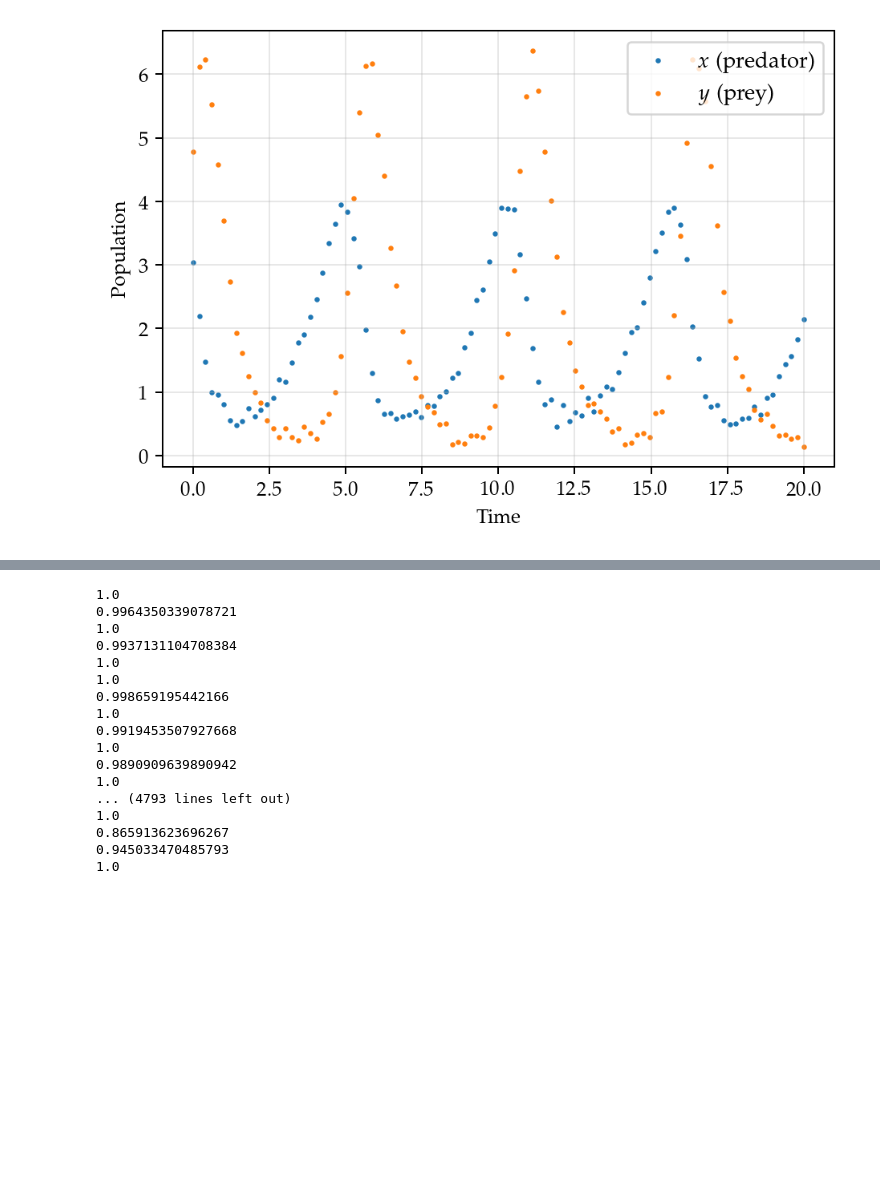
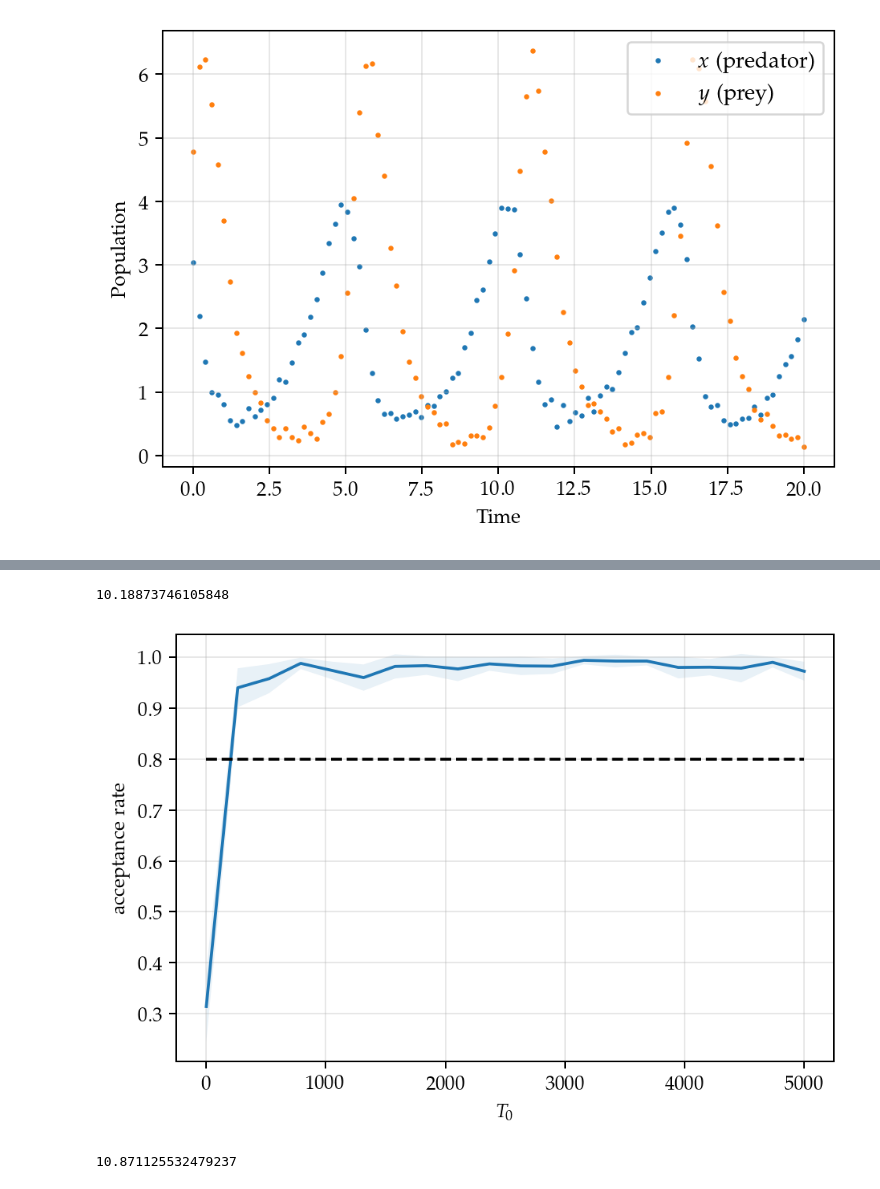
Before and after one commit to Maloup/stochastic-simulation-assignment3, a Jupyter notebook: Simulated Annealing Optimization.ipynb, the cells around one changed output, grey strips where cells are left out. Cells and saved outputs as stored; diff of their text form; code cells hidden in the pictures; blank space fills up the shorter version.

```diff
--- a/Simulated Annealing Optimization.ipynb
+++ b/Simulated Annealing Optimization.ipynb
@@ -39,25 +73,29 @@ plt.plot(T_sched)
+# %%
+s0_good = [1, 1, 1, 1]
+print(int_cost_lotka_volterra(s0_good, P, t, cost=mse))
+
+ratio_means_good, ratio_stdevs_good = generate_initial_temperature(Ts, s0_good)
+# %% [output]
+10.18873746105848
+# %%
+plt.plot(Ts, ratio_means_good)
+plt.fill_between(Ts, ratio_means_good - ratio_stdevs_good,
+                 ratio_means_good + ratio_stdevs_good, alpha=0.1)
+plt.hlines(0.8, Ts[0], Ts[-1], linestyles="--", color="black", zorder=3)
+#plt.ylim(0.5, 1.05)
+plt.xlabel("$T_0$")
+plt.ylabel("acceptance rate")
+plt.grid(alpha=0.3)
+plt.show()
+# %% [output]
+[figure, added]
 # %%
-np.random.seed(890)
-s0 = [1, 1, 0.2, 1]
-x = simulated_annealing(s0, t, P, T_start=20000, T_steps=5000)
+#np.random.seed(1212)
+s0 = [2, 2, 1, 0.5]
+print(int_cost_lotka_volterra(s0, P, t, cost=mse))
+x, _ = simulated_annealing(s0, t, P, T_start=200, T_steps=5000)
 # %% [output]
-1.0
-0.9964350339078721
-1.0
-0.9937131104708384
-1.0
-1.0
-0.998659195442166
-1.0
-0.9919453507927668
-1.0
-0.9890909639890942
-1.0
-... (4793 lines left out)
-1.0
-0.865913623696267
-0.945033470485793
-1.0
+10.871125532479237
 # %%
 print(x)
 # %% [output]
```
Also changed, not shown: parts of 7 cells of this notebook, 3 other files.
